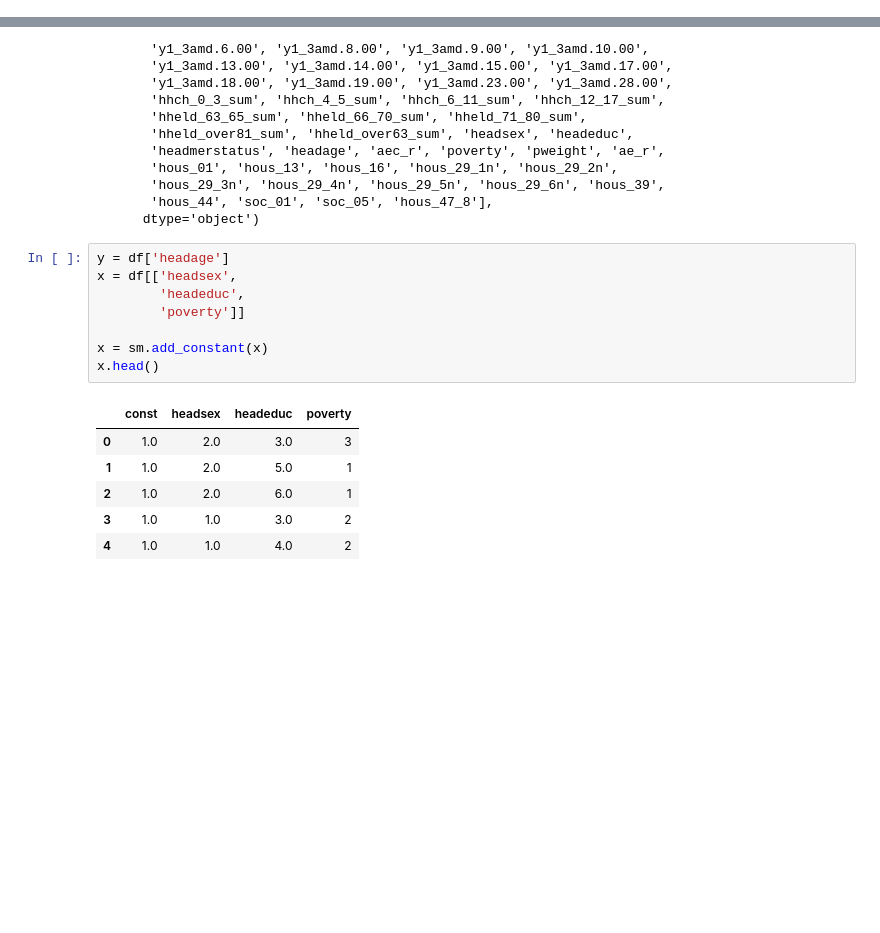
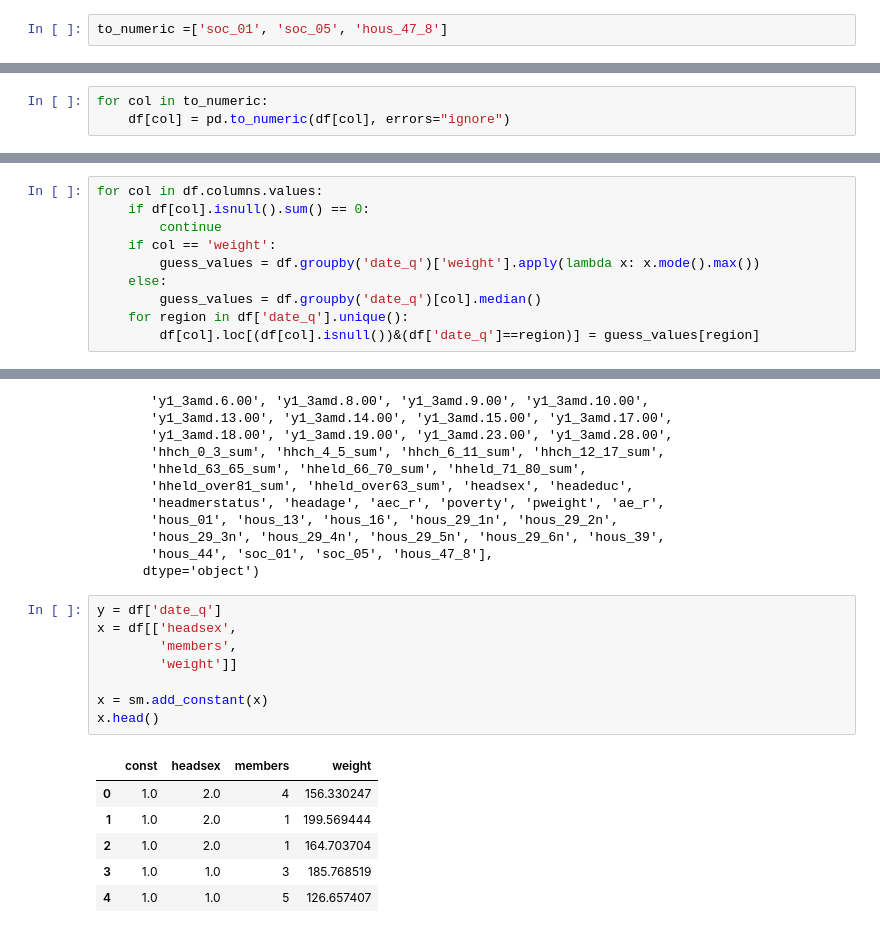
Before and after one commit to Karapetyan-Ani/Econometrics2022, a Jupyter notebook: lreg.ipynb, the cells around one changed output, grey strips where cells are left out. Cells and saved outputs as stored; diff of their text form; blank space fills up the shorter version.

```diff
--- a/lreg.ipynb
+++ b/lreg.ipynb
@@ -53,0 +74,2 @@ Length: 65, dtype: int64
+# %%
+to_numeric =['soc_01', 'soc_05', 'hous_47_8']
@@ -53,0 +80,3 @@ Length: 65, dtype: int64
+# %%
+for col in to_numeric:
+    df[col] = pd.to_numeric(df[col], errors="ignore")
@@ -66,0 +138,10 @@ df.describe()
+# %%
+for col in df.columns.values:
+    if df[col].isnull().sum() == 0:
+        continue
+    if col == 'weight':
+        guess_values = df.groupby('date_q')['weight'].apply(lambda x: x.mode().max())
+    else:
+        guess_values = df.groupby('date_q')[col].median()
+    for region in df['date_q'].unique():
+        df[col].loc[(df[col].isnull())&(df['date_q']==region)] = guess_values[region]
@@ -186,20 +290,20 @@ Index(['interview__key', 'date_q', 'hh_02', 'settlement', 'members', 'memnal',
        'hous_44', 'soc_01', 'soc_05', 'hous_47_8'],
       dtype='object')
 # %%
-y = df['headage']
+y = df['date_q']
 x = df[['headsex',
-        'headeduc',
-        'poverty']]
+        'members',
+        'weight']]
 
 x = sm.add_constant(x)
 x.head()
 # %% [output]
-|  | const | headsex | headeduc | poverty |
-| 0 | 1.0 | 2.0 | 3.0 | 3 |
-| 1 | 1.0 | 2.0 | 5.0 | 1 |
-| 2 | 1.0 | 2.0 | 6.0 | 1 |
-| 3 | 1.0 | 1.0 | 3.0 | 2 |
-| 4 | 1.0 | 1.0 | 4.0 | 2 |
+|  | const | headsex | members | weight |
+| 0 | 1.0 | 2.0 | 4 | 156.330247 |
+| 1 | 1.0 | 2.0 | 1 | 199.569444 |
+| 2 | 1.0 | 2.0 | 1 | 164.703704 |
+| 3 | 1.0 | 1.0 | 3 | 185.768519 |
+| 4 | 1.0 | 1.0 | 5 | 126.657407 |
 # %%
 model = sm.OLS(y, x)
 result = model.fit()
```
Also changed, not shown: parts of 23 cells of this notebook, 1 other file.
